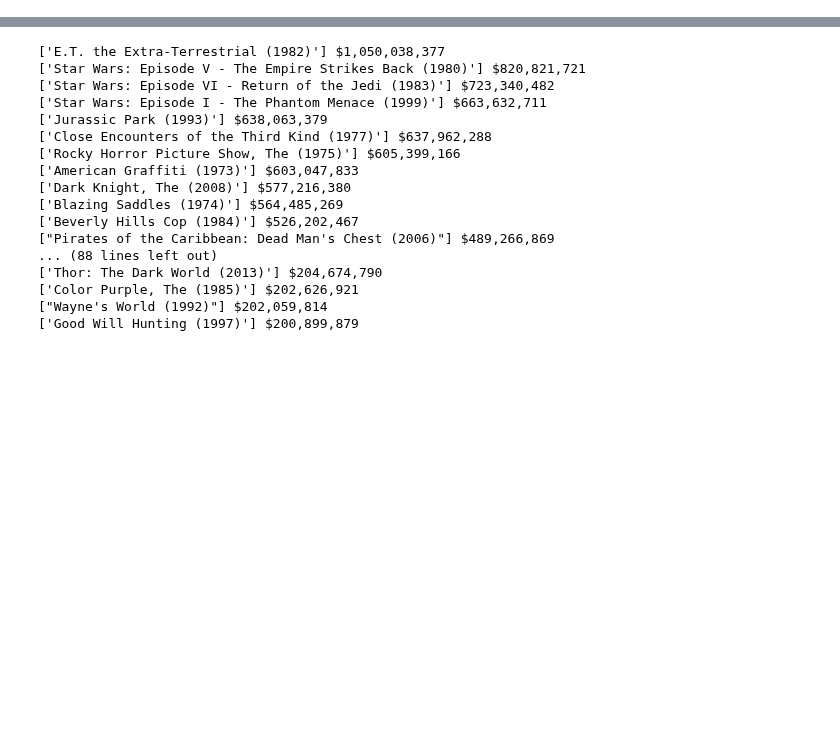
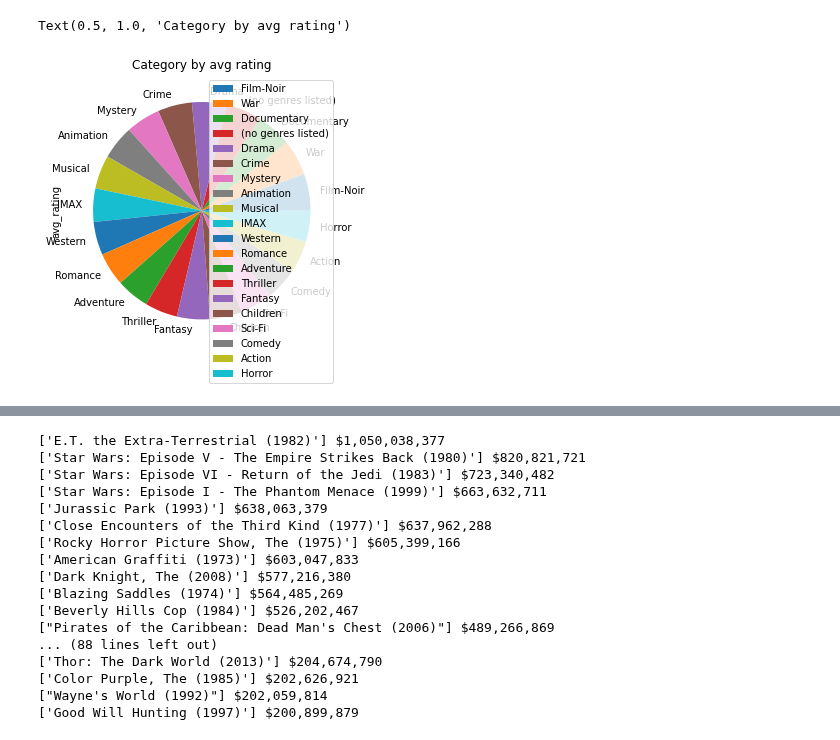
Before and after one commit to Andru-1987/python-deep-learning, a Jupyter notebook: Movies 2013.ipynb, the cells around one changed output, grey strips where cells are left out. Saved outputs shown, nothing was run; the diff lists cells and outputs as text; code cells hidden in the pictures; blank space fills up the shorter version.

```diff
--- a/Movies 2013.ipynb
+++ b/Movies 2013.ipynb
@@ -71,0 +88,7 @@ missing genres 0
+# %%
+dfCategory=dfCategory.sort_values(by="avg_rating",ascending=False)
+dfCategory.plot.pie(y='avg_rating', figsize=(5, 5))
+plt.title('Category by avg rating')
+# %% [output]
+Text(0.5, 1.0, 'Category by avg rating')
+[figure, added]
```
Also changed, not shown: parts of 8 cells of this notebook.
